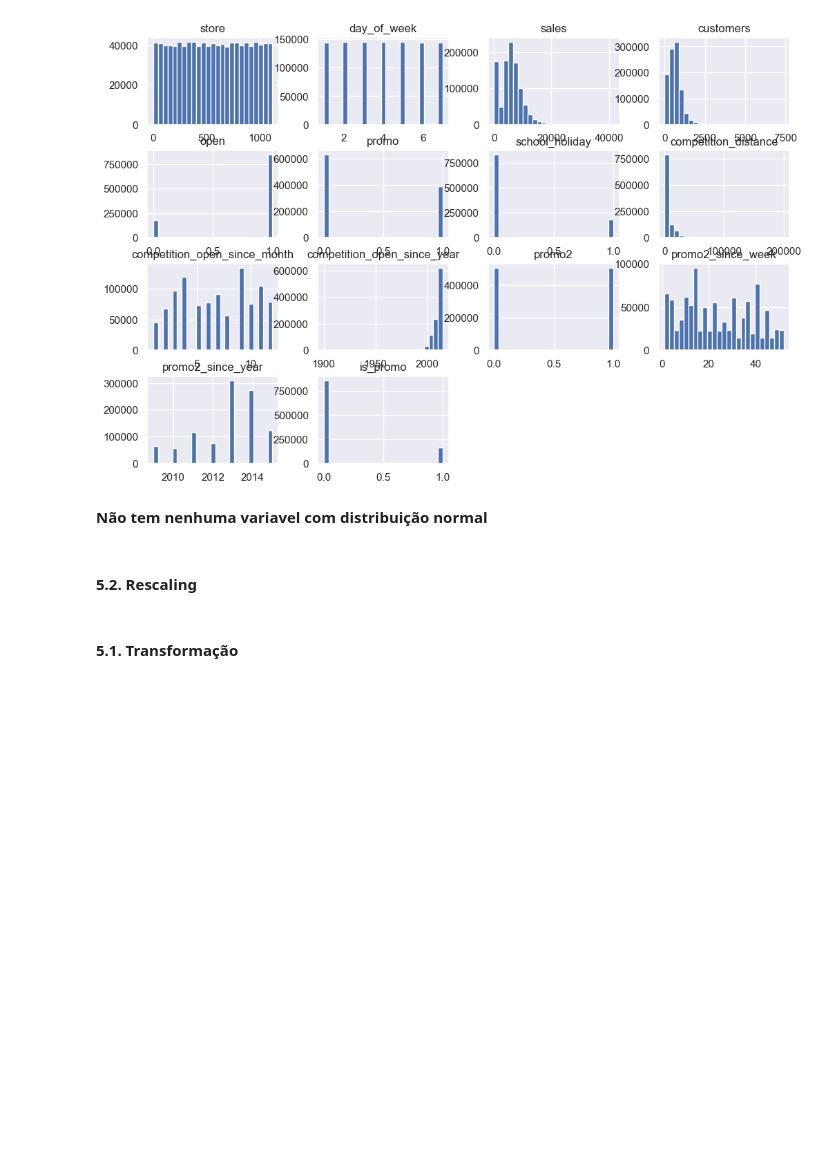
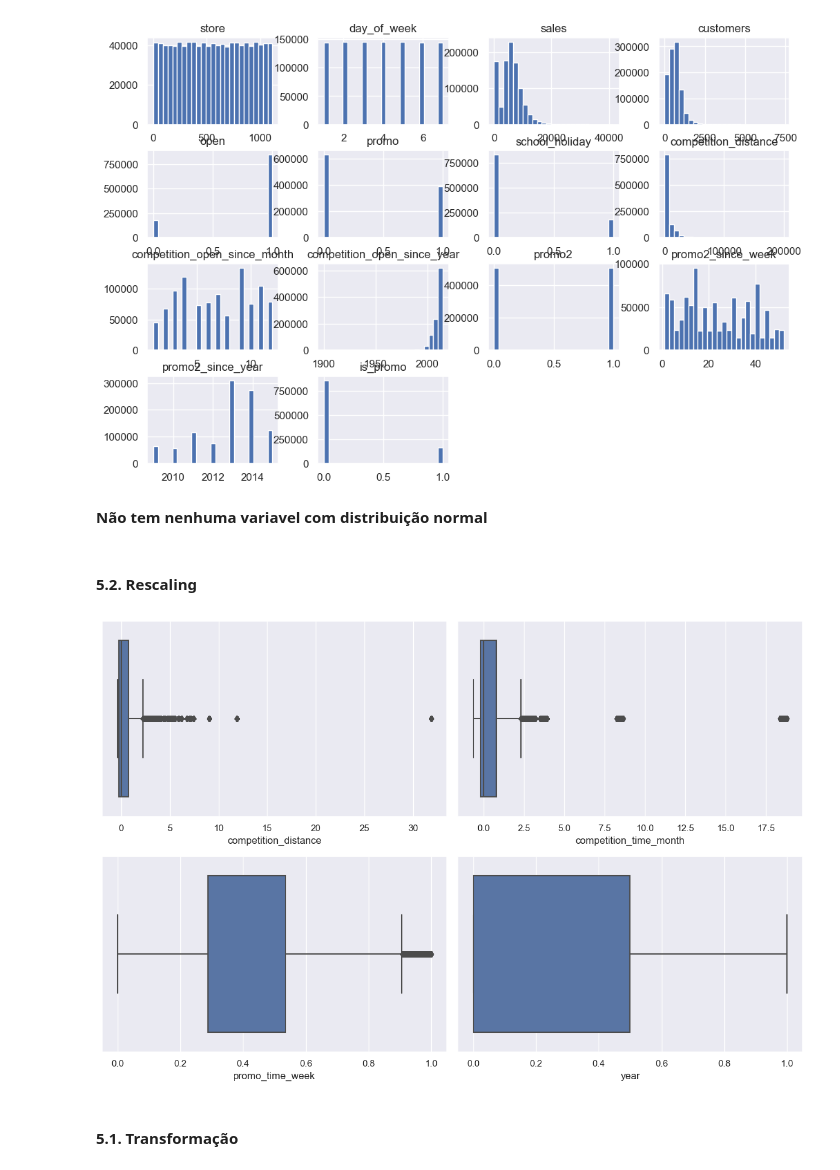
Before and after one commit to rodrigoceezar/rossmann_sales_prediction, a Jupyter notebook: m5_store_sales_prediction.ipynb, the cells around one changed output. Saved outputs shown, nothing was run; the diff lists cells and outputs as text; code cells hidden in the pictures; blank space fills up the shorter version.

```diff
--- a/m5_store_sales_prediction.ipynb
+++ b/m5_store_sales_prediction.ipynb
@@ -979,0 +986,27 @@ num_atributtes.hist(bins=25);
+# %%
+# Verificando os outliers das colunas
+
+fig, ax = plt.subplots(nrows=2, ncols=2)
+
+# Plot do competition_distance
+sns.boxplot(x=df5['competition_distance'], ax=ax[0, 0])
+axes[0, 0].set_title('Competition Distance')
+
+# Plot do competition_time_month
+sns.boxplot(x=df5['competition_time_month'], ax=ax[0, 1])
+axes[0, 1].set_title('Competition Time (Months)')
+
+# Plot do promo_time_week
+sns.boxplot(x=df5['promo_time_week'], ax=ax[1, 0])
+axes[1, 0].set_title('Promo Time (Weeks)')
+
+# Plot do year
+sns.boxplot(x=df5['year'], ax=ax[1, 1])
+axes[1, 1].set_title('Year')
+
+# Ajuste do layout
+plt.tight_layout()
+
+plt.show()
+# %% [output]
+[figure, added]
```
Also changed, not shown: parts of 7 cells of this notebook.
